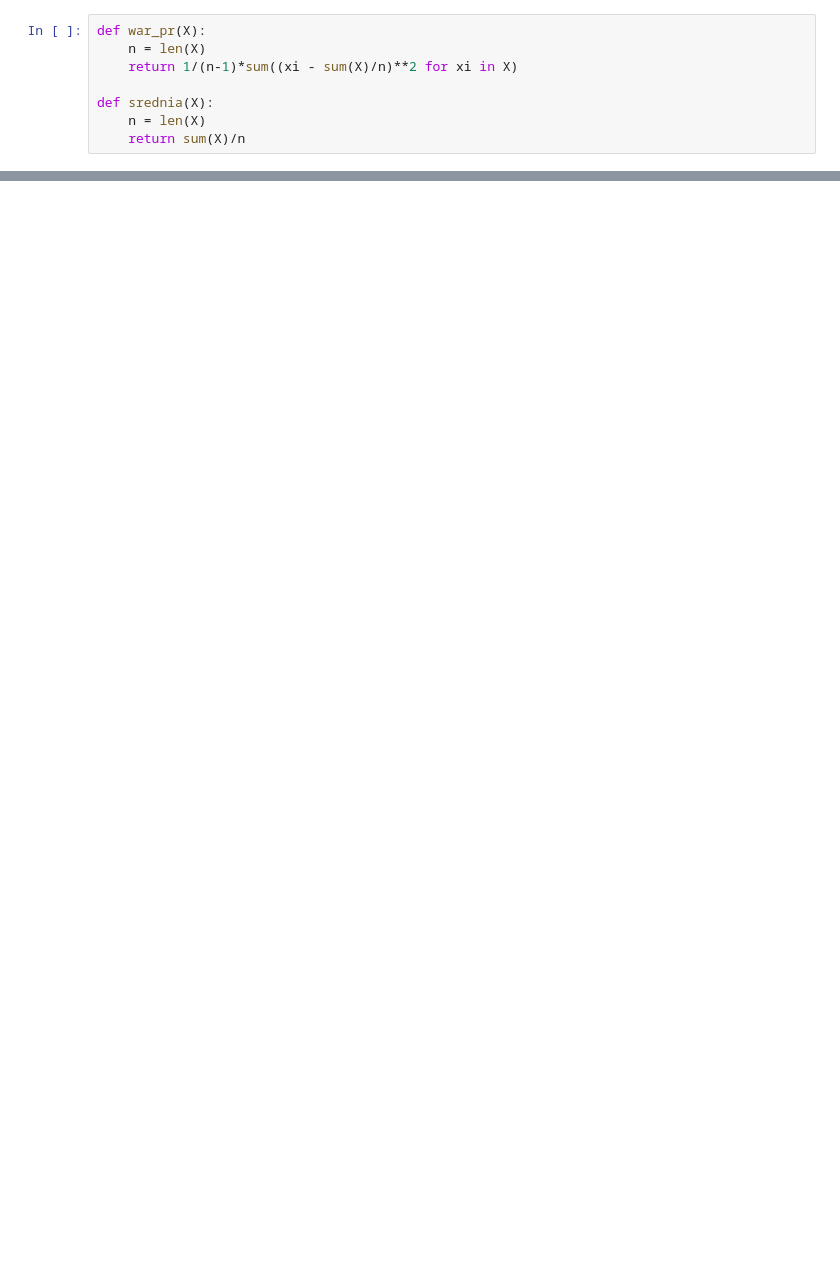
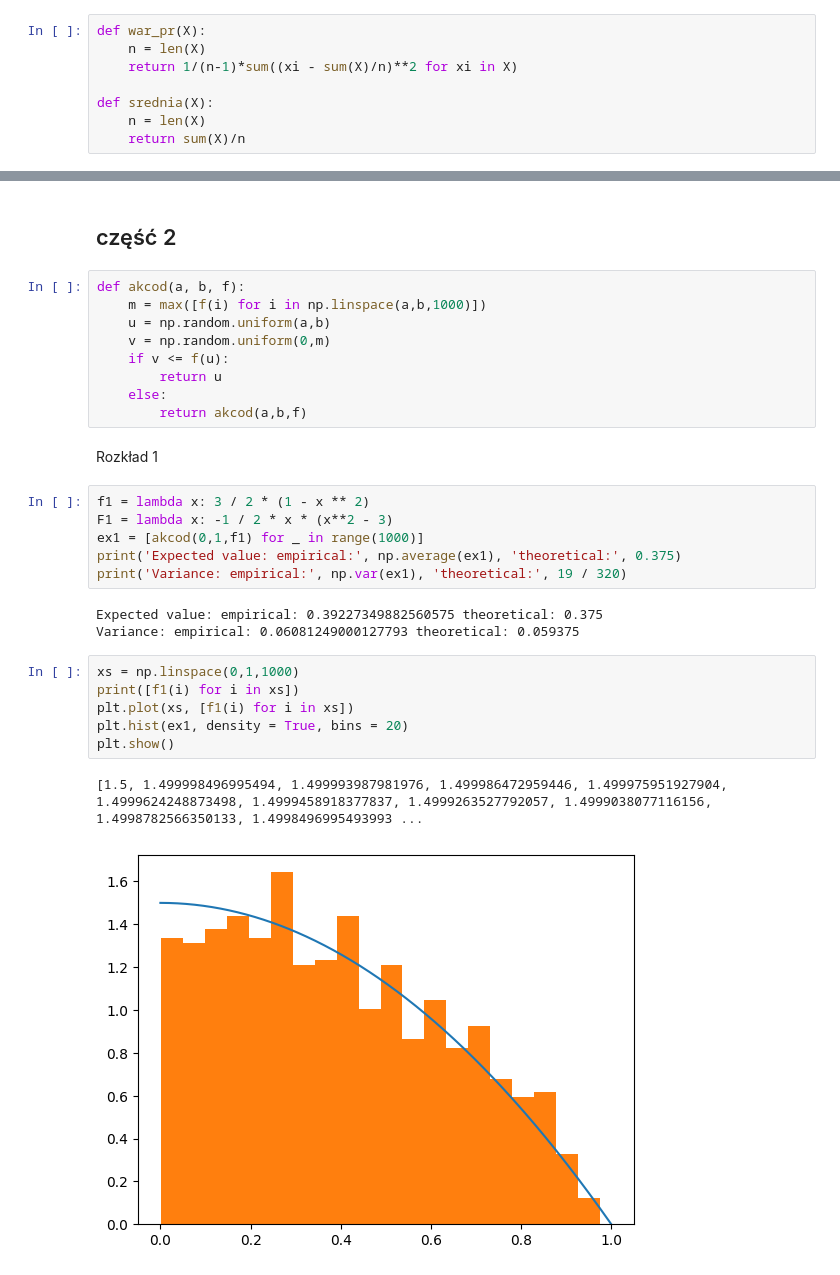
Before and after one commit to MariaNowacka/4-semestr, a Jupyter notebook: symulacje/Nowacka_Lista3.ipynb, the cells around one changed output, grey strips where cells are left out. Saved outputs shown, nothing was run; the diff lists cells and outputs as text; blank space fills up the shorter version.

```diff
--- a/symulacje/Nowacka_Lista3.ipynb
+++ b/symulacje/Nowacka_Lista3.ipynb
@@ -111,0 +116,31 @@ print(srednia(t2), 2*3)
+# %% [markdown]
+## część 2
+# %%
+def akcod(a, b, f):
+    m = max([f(i) for i in np.linspace(a,b,1000)])
+    u = np.random.uniform(a,b)
+    v = np.random.uniform(0,m)
+    if v <= f(u):
+        return u
+    else:
+        return akcod(a,b,f)
+# %% [markdown]
+Rozkład 1
+# %%
+f1 = lambda x: 3 / 2 * (1 - x ** 2)
+F1 = lambda x: -1 / 2 * x * (x**2 - 3)
+ex1 = [akcod(0,1,f1) for _ in range(1000)]
+print('Expected value: empirical:', np.average(ex1), 'theoretical:', 0.375)
+print('Variance: empirical:', np.var(ex1), 'theoretical:', 19 / 320)
+# %% [output]
+Expected value: empirical: 0.39227349882560575 theoretical: 0.375
+Variance: empirical: 0.06081249000127793 theoretical: 0.059375
+# %%
+xs = np.linspace(0,1,1000)
+print([f1(i) for i in xs])
+plt.plot(xs, [f1(i) for i in xs])
+plt.hist(ex1, density = True, bins = 20)
+plt.show()
+# %% [output]
+[1.5, 1.499998496995494, 1.499993987981976, 1.499986472959446, 1.499975951927904, 1.4999624248873498, 1.4999458918377837, 1.4999263527792057, 1.4999038077116156, 1.4998782566350133, 1.4998496995493993 ...
+[figure, added]
```
Also changed, not shown: parts of 19 cells of this notebook.
